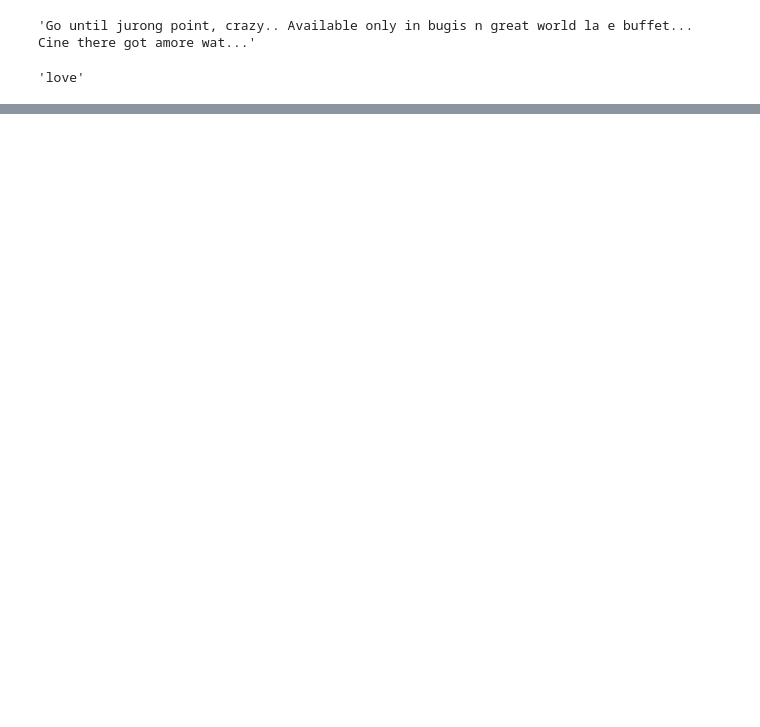
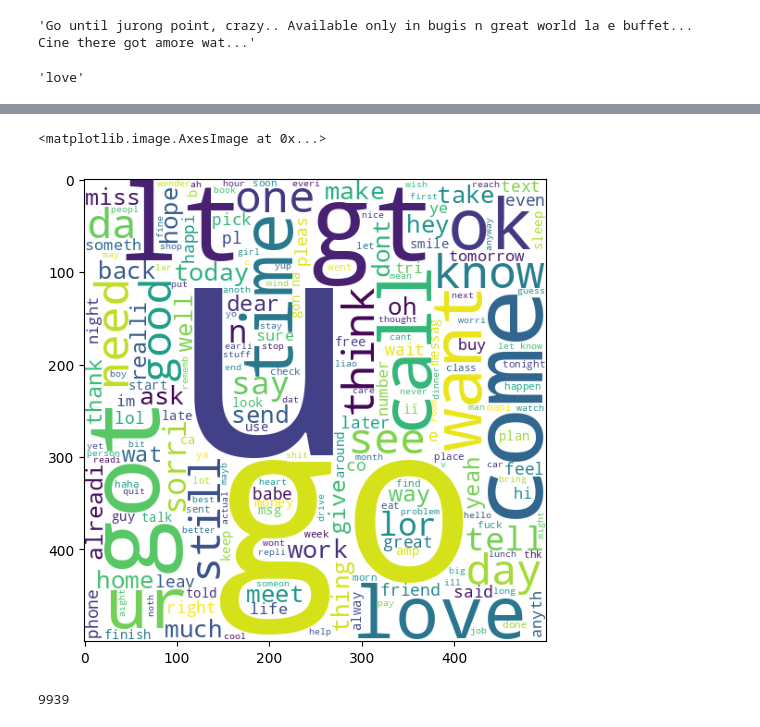
Before and after one commit to sakshiharde/Sms_Spam_Classifier, a Jupyter notebook: Spam_classifier.ipynb, the cells around one changed output, grey strips where cells are left out. Drawn from its saved outputs; the diff is of its cells as text; code cells hidden in the pictures; blank space fills up the shorter version.

```diff
--- a/Spam_classifier.ipynb
+++ b/Spam_classifier.ipynb
@@ -306,0 +320,6 @@ sms_data.head()
+# %%
+plt.figure(figsize=(15,6))
+plt.imshow(spam_wc)
+# %% [output]
+<matplotlib.image.AxesImage at 0x...>
+[figure, added]
@@ -306,0 +331,4 @@ sms_data.head()
+# %%
+len(spam_corpus)
+# %% [output]
+9939
```
Also changed, not shown: parts of 16 cells of this notebook.
